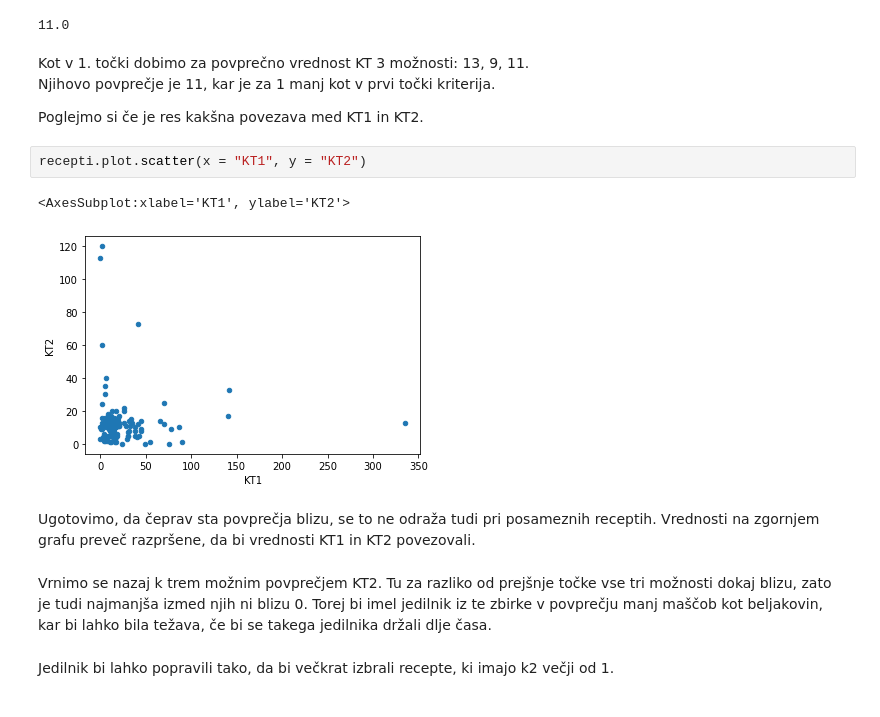
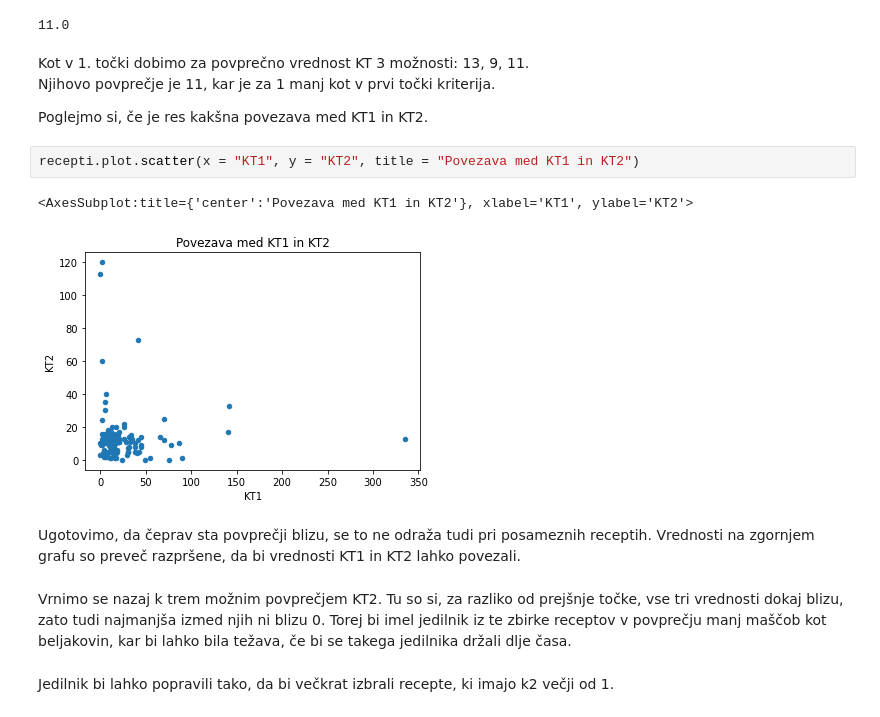
Before and after one commit to AljaZaletelj/Analiza-receptov, a Jupyter notebook: analiza_receptov.ipynb, the cells around one changed output. Drawn from its saved outputs; the diff is of its cells as text.

```diff
--- a/analiza_receptov.ipynb
+++ b/analiza_receptov.ipynb
@@ -163,18 +163,18 @@ abs(1 - recepti["k1"].mean()) * 100 // 5
 Kot v 1. točki dobimo za povprečno vrednost KT 3 možnosti: 13, 9, 11.
 Njihovo povprečje je 11, kar je za 1 manj kot v prvi točki kriterija.
 
-Poglejmo si če je res kakšna povezava med KT1 in KT2.
+Poglejmo si, če je res kakšna povezava med KT1 in KT2.
 # %%
-recepti.plot.scatter(x = "KT1", y = "KT2")
+recepti.plot.scatter(x = "KT1", y = "KT2", title = "Povezava med KT1 in KT2")
 # %% [output]
-<AxesSubplot:xlabel='KT1', ylabel='KT2'>
+<AxesSubplot:title={'center':'Povezava med KT1 in KT2'}, xlabel='KT1', ylabel='KT2'>
-[figure, old version]
+[figure, new version]
 # %% [markdown]
-Ugotovimo, da čeprav sta povprečja blizu, se to ne odraža tudi pri posameznih receptih. Vrednosti na zgornjem grafu preveč razpršene, da bi vrednosti KT1 in KT2 povezovali.
+Ugotovimo, da čeprav sta povprečji blizu, se to ne odraža tudi pri posameznih receptih. Vrednosti na zgornjem grafu so preveč razpršene, da bi vrednosti KT1 in KT2 lahko povezali.
 # %% [markdown]
 Vrnimo se nazaj k trem možnim povprečjem KT2.
-Tu za razliko od prejšnje točke vse tri možnosti dokaj blizu, zato je tudi najmanjša izmed njih ni blizu 0.
-Torej bi imel jedilnik iz te zbirke v povprečju manj maščob kot beljakovin, kar bi lahko bila težava, če bi se takega jedilnika držali dlje časa.
+Tu so si, za razliko od prejšnje točke, vse tri vrednosti dokaj blizu, zato tudi najmanjša izmed njih ni blizu 0.
+Torej bi imel jedilnik iz te zbirke receptov v povprečju manj maščob kot beljakovin, kar bi lahko bila težava, če bi se takega jedilnika držali dlje časa.
 # %% [markdown]
 Jedilnik bi lahko popravili tako, da bi večkrat izbrali recepte, ki imajo k2 večji od 1.
 # %%
```
Also changed, not shown: parts of 18 cells of this notebook, 1 other file.
